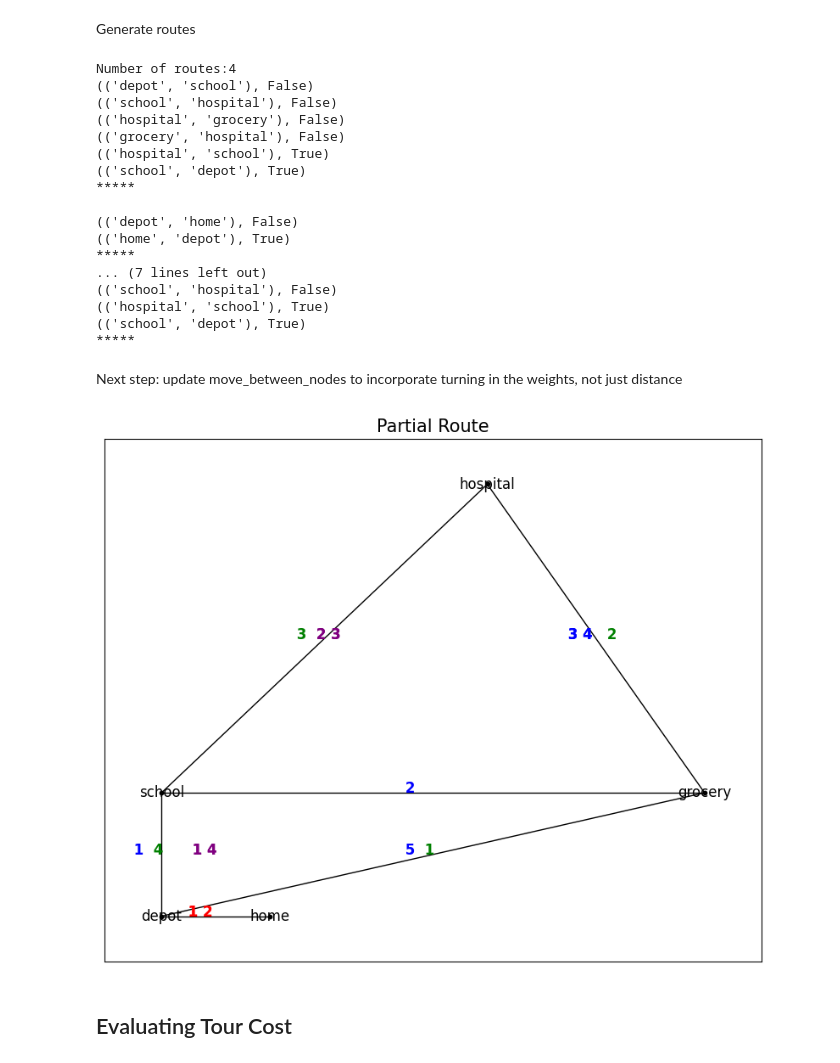
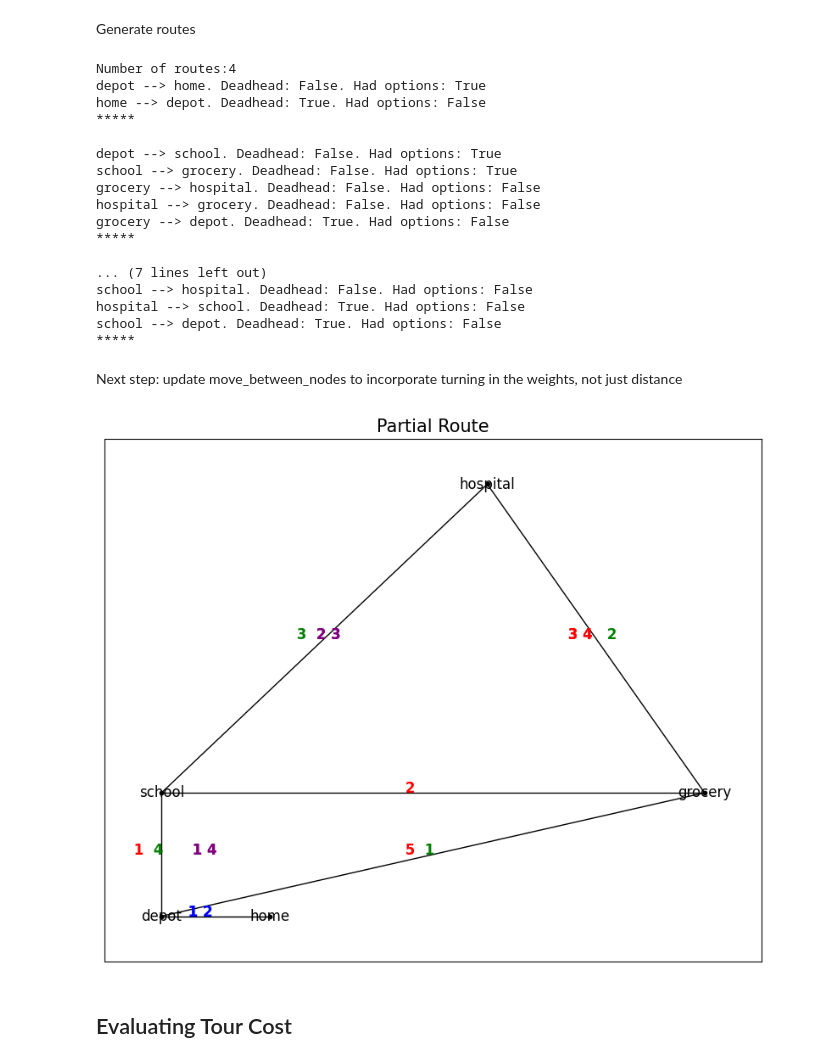
Before and after one commit to Ian1528/Snowplow-Route-Optimization, a Jupyter notebook: ToyProblem1/RouteImprovement.ipynb, the cells around one changed output. Drawn from its saved outputs; the diff is of its cells as text; code cells hidden in the pictures.

Commit message:
Updated Routes to utilize OOP with a new class called RouteStep

```diff
--- a/ToyProblem1/RouteImprovement.ipynb
+++ b/ToyProblem1/RouteImprovement.ipynb
@@ -254,7 +277,7 @@ def needs_servicing(G, node1, node2):
 # %% [markdown]
 Check if there are any required arcs remaining departing from the current node
 # %%
-def visit_arc(G, arc, route, had_branches, undirected=True):
+def visit_arc(G: nx.Graph, arc: tuple, route: list, options: bool, undirected=True):
     global curr_salt
     '''
     Visits an arc and updates the route and cost. Returns the new node that the arc is on
@@ -263,12 +286,13 @@ def visit_arc(G, arc, route, had_branches, undirected=True):
         G (networkx.Graph): The graph representing the network
         arc (tuple): The arc to be visited
         route (list): The partial route taken so far (default: partial_route)
-        c (float): The partial cost incurred so far (default: partial_cost)
         undirected (bool): Flag indicating if the graph is undirected (default: True)
 
     Returns:
         int: The new node that the arc is on
     '''
+    # initialize routstep object
+    route_step = RouteStep(arc[0], arc[1], hadOptions=options)
 
     # not deadheading. So we service the arc and update the effective degree of the relevant node
     # need a check to see if we can actually service the arc given the amount of salt we have left.
@@ -283,11 +307,11 @@ def visit_arc(G, arc, route, had_branches, undirected=True):
 
         curr_salt -= salt_required
         G[arc[0]][arc[1]]['passes_rem'] -= 1 # mark that we traversed this arc
-        route.append(((arc[0], arc[1]), False)) # (edge, was_deadeheaded)
-
+        route_step.wasDeadheaded = False
     else:
         G[arc[0]][arc[1]]['deadheading_passes'] += 1
-        route.append(((arc[0], arc[1]), True)) # (edge, was_deadeheaded)
+        route_step.wasDeadheaded = True
+    route.append(route_step)
     return arc[1]
 # %%
 def process_node(G, curr_node):
@@ -320,7 +344,7 @@ def move_between_nodes(G, node1, node2, route_up_to_now):
         edges.append((node_path[i], node_path[i+1]))
 
     for edge in edges:
-        visit_arc(G, edge, route=route_up_to_now)
+        visit_arc(G, edge, options=False, route=route_up_to_now)
 # %%
 def has_edge_within_capacity(G, node):
     global curr_salt
@@ -454,7 +478,7 @@ def chooseArc(G, rcl, prev_node, weights):
     # print("RCl was ", [(edge[0], edge[1]) for edge in rcl])
     return rcl[index]
 # %%
-def RCA(G, curr_node, alpha, arc_selection_weights, route):
+def RCA(G, curr_node, alpha, arc_selection_weights, route: list[RouteStep]):
     global curr_salt
     while True:
         required_arcs, c_min, c_max = process_node(G, curr_node)
@@ -466,9 +490,11 @@ def RCA(G, curr_node, alpha, arc_selection_weights, route):
 
         # chooes an arc based on restricted candidate list if not empty
         if len(rcl) > 0:
-            prev_node = route[-1][0][0] if len(route) > 0 else None
+            multiple_neighbors = len(rcl) > 1
+            prev_node = route[-1].node1 if len(route) > 0 else None
+
             chosen_arc = chooseArc(G, rcl, prev_node, arc_selection_weights)
-            curr_node = visit_arc(G, chosen_arc, route=route)
+            curr_node = visit_arc(G, chosen_arc, options=multiple_neighbors, route=route)
 
         # if restricted candidate list is empty, follow path to nearest node with required arc
         else:
@@ -481,7 +507,7 @@ def RCA(G, curr_node, alpha, arc_selection_weights, route):
 
             # otherwise go to the arc to visit
             for edge in path:
-                curr_node = visit_arc(G, edge, route=route)
+                curr_node = visit_arc(G, edge, options=False, route=route)
                 if curr_node == 'depot':
                     return route
         # if we're at the depot for any reason, that's the end of a route.
@@ -503,7 +529,7 @@ selection_weights = [0.4, 0.2, 0.4] # set weights for arc selection
 G_copy = G.copy()
 curr_salt = SALT_CAP
 routes = []
-partial_route = list()
+partial_route: list[RouteStep] = list()
 number_of_routes = 0
 
 while all_serviced(G_copy) == False:
@@ -522,54 +548,56 @@ for route in routes:
     print("*****\n")
 # %% [output]
 Number of routes:4
-(('depot', 'school'), False)
-(('school', 'hospital'), False)
-(('hospital', 'grocery'), False)
-(('grocery', 'hospital'), False)
-(('hospital', 'school'), True)
-(('school', 'depot'), True)
+depot --> home. Deadhead: False. Had options: True
+home --> depot. Deadhead: True. Had options: False
 *****
 
-(('depot', 'home'), False)
-(('home', 'depot'), True)
+depot --> school. Deadhead: False. Had options: True
+school --> grocery. Deadhead: False. Had options: True
+grocery --> hospital. Deadhead: False. Had options: False
+hospital --> grocery. Deadhead: False. Had options: False
+grocery --> depot. Deadhead: True. Had options: False
 *****
+
 ... (7 lines left out)
-(('school', 'hospital'), False)
-(('hospital', 'school'), True)
-(('school', 'depot'), True)
+school --> hospital. Deadhead: False. Had options: False
+hospital --> school. Deadhead: True. Had options: False
+school --> depot. Deadhead: True. Had options: False
 *****
 # %% [markdown]
 Next step: update move_between_nodes to incorporate turning in the weights, not just distance
 # %%
 def plot_routes(G, routes):
     colors = ['blue', 'red', 'green', 'purple']
     nx.set_edge_attributes(G,"", "plot_sequence")
 
     plt.figure(figsize=(10, 8))
     nx.draw_networkx(G, pos=node_positions, node_size=10, node_color='black', with_labels=True)
 
     for color, route in enumerate(routes):
         visited = []
-        for i, edge in enumerate(route):
+        for i, route_step in enumerate(route):
+            edge = (route_step.node1, route_step.node2)
             # if we've visited the arc already on this route, add to plot_sequence. otherwise create new
             if((edge[0], edge[1]) not in visited and (edge[1], edge[0]) not in visited):
                 new_plot_sequence = ""
                 for j in range(len(G[edge[0]][edge[1]]["plot_sequence"])):
                     new_plot_sequence += "  "
                 G[edge[0]][edge[1]]['plot_sequence'] = new_plot_sequence + ' ' + str(i+1)
             else:
                 G[edge[0]][edge[1]]['plot_sequence'] += ' ' + str(i+1)
             visited.append(edge)
-        for edge in route:
+        for route_step in route:
+            edge = (route_step.node1, route_step.node2)
             x = (node_positions[edge[0]][0] + node_positions[edge[1]][0]) / 2 - .3
             y = (node_positions[edge[0]][1] + node_positions[edge[1]][1]) / 2
             plt.text(x, y, G[edge[0]][edge[1]]["plot_sequence"], color=colors[color], fontsize=12, fontweight = 'bold')
     plt.title('Partial Route', size=15)
     plt.show()
 
 plot_routes(G_copy, routes)
 # %% [output]
-[figure, old version]
+[figure, new version]
 # %%
 def turn_penalty(edge1, edge2):
     penalties = {"straight": 0, "right": 1, "left": 2, "sharp right": 2, "sharp left": 3, "u-turn": 4}
```
Also changed, not shown: parts of 11 cells of this notebook.
